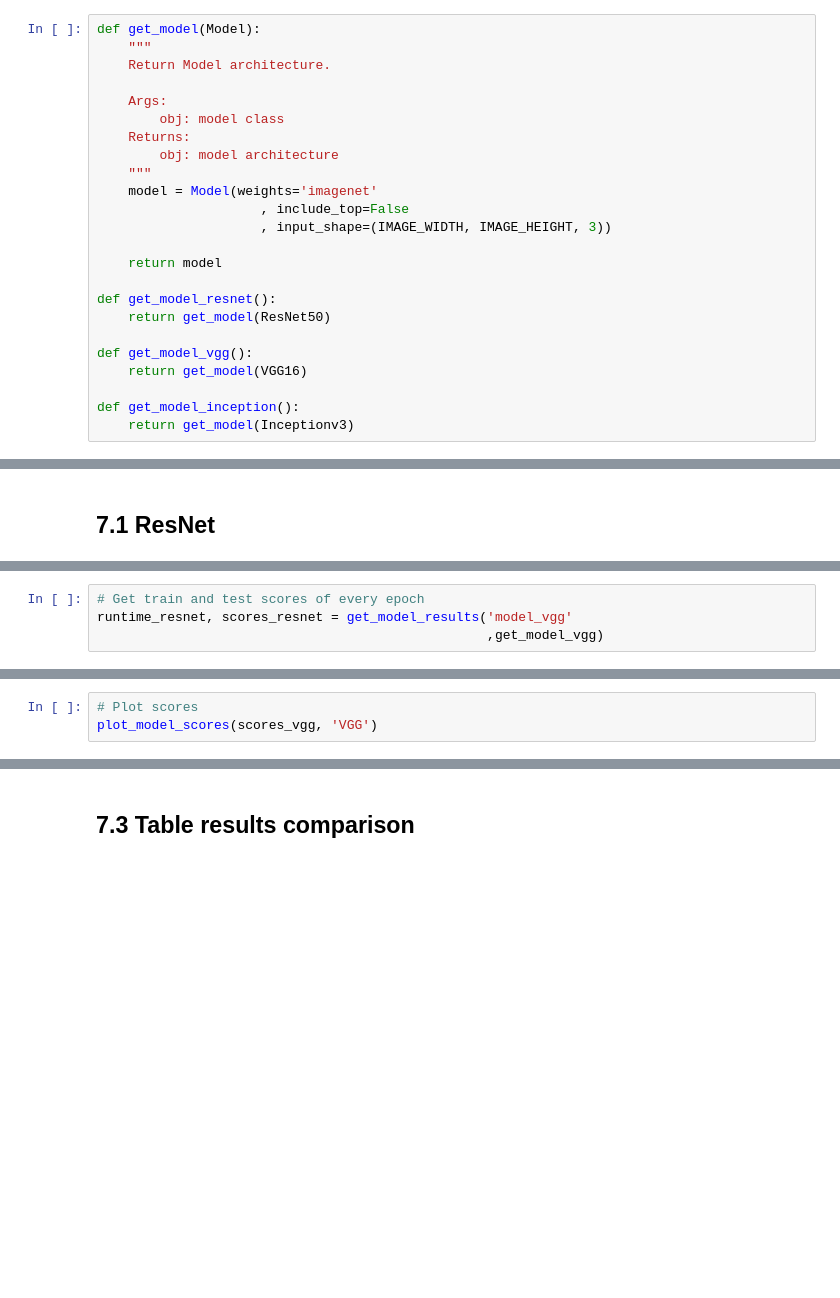
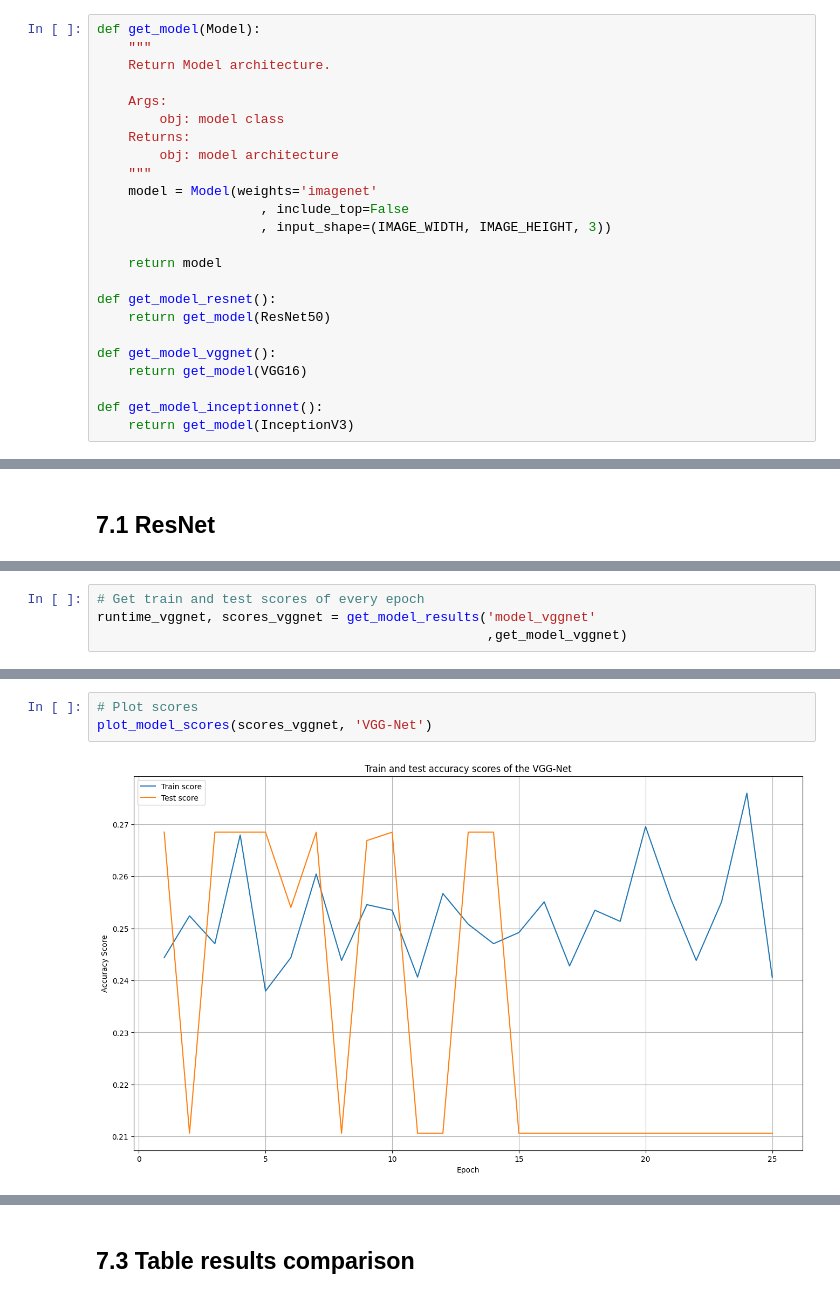
Before and after one commit to jaymanvirk/kaggle_plant_pathology, a Jupyter notebook: plant_pathology.ipynb, the cells around one changed output, grey strips where cells are left out. Saved outputs shown, nothing was run; the diff lists cells and outputs as text; blank space fills up the shorter version.

```diff
--- a/plant_pathology.ipynb
+++ b/plant_pathology.ipynb
@@ -412,11 +440,11 @@ def get_model(Model):
 def get_model_resnet():
     return get_model(ResNet50)
 
-def get_model_vgg():
+def get_model_vggnet():
     return get_model(VGG16)
 
-def get_model_inception():
-    return get_model(Inceptionv3)
+def get_model_inceptionnet():
+    return get_model(InceptionV3)
 # %% [markdown]
 # 7. Model results <a class="anchor" id="chapter_7"></a>
 # %%
@@ -536,4 +570,4 @@ plot_model_scores(scores_resnet, 'ResNet')
 # %%
 # Get train and test scores of every epoch
-runtime_resnet, scores_resnet = get_model_results('model_vgg'
-                                                  ,get_model_vgg)
+runtime_vggnet, scores_vggnet = get_model_results('model_vggnet'
+                                                  ,get_model_vggnet)
@@ -540,3 +592,5 @@ runtime_resnet, scores_resnet = get_model_results('model_vgg'
 # %%
 # Plot scores
-plot_model_scores(scores_vgg, 'VGG')
+plot_model_scores(scores_vggnet, 'VGG-Net')
+# %% [output]
+[figure, added]
```
Also changed, not shown: parts of 35 cells of this notebook.
